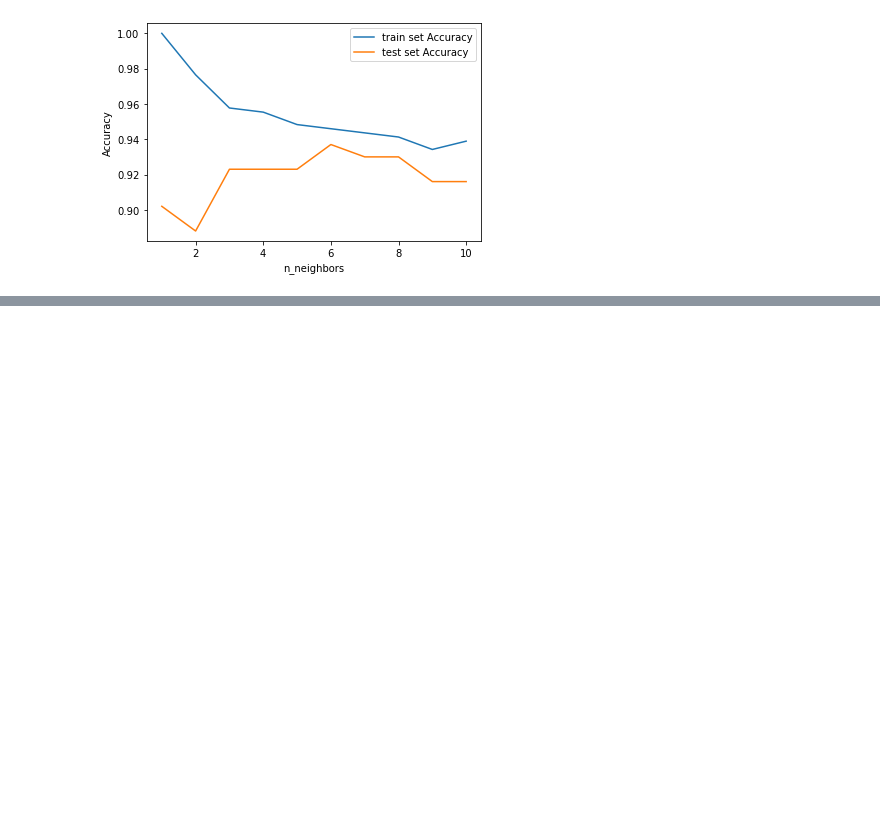
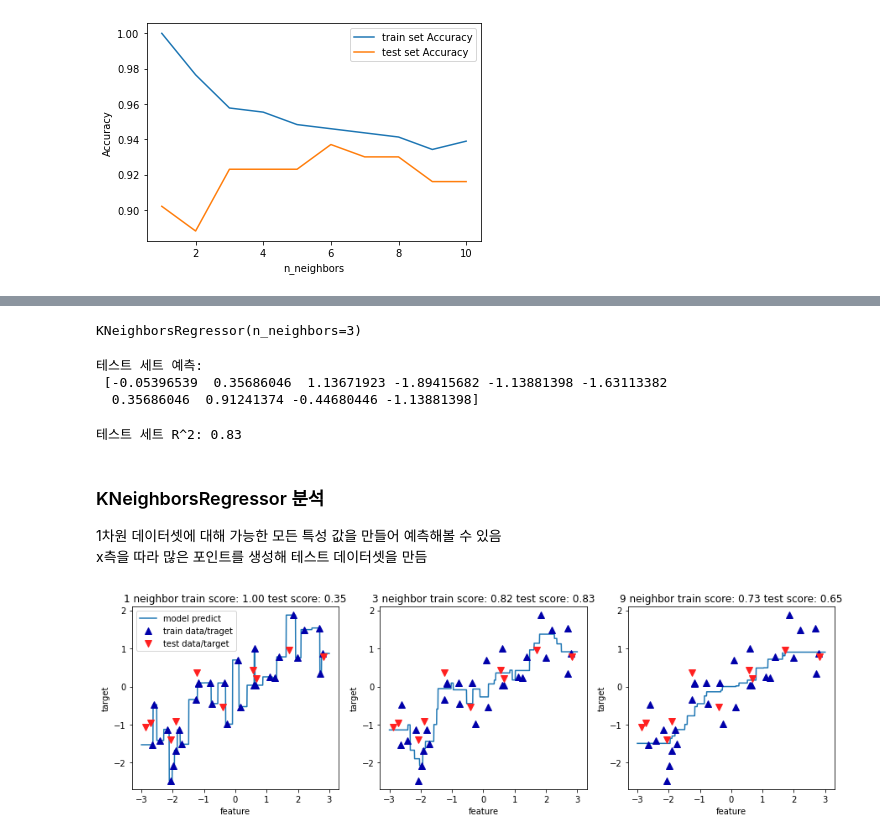
Before and after one commit to YuLim2/Deep-Learing-Machine-Learning, a Jupyter notebook: Study/Supervised-Learning_Algorithm.ipynb, the cells around one changed output, grey strips where cells are left out. Drawn from its saved outputs; the diff is of its cells as text; code cells hidden in the pictures; blank space fills up the shorter version.

```diff
--- a/Study/Supervised-Learning_Algorithm.ipynb
+++ b/Study/Supervised-Learning_Algorithm.ipynb
@@ -221,2 +180,0 @@ x측을 따라 많은 포인트를 생성해 테스트 데이터셋을 만듬
-# %%
-f, ax = plt.subplots(1, 3, figsize=(15, 4))
@@ -222,0 +197,47 @@ f, ax = plt.subplots(1, 3, figsize=(15, 4))
+# %%
+# split wave dataset by training set and test set
+X_train, X_test, y_train, y_test = train_test_split(X, y, random_state=0)
+
+# make object by n_neighbors=3
+reg = KNeighborsRegressor(n_neighbors=3)
+# Train model used by train set and target
+reg.fit(X_train, y_train)
+# %% [output]
+KNeighborsRegressor(n_neighbors=3)
+# %%
+print('테스트 세트 예측:\n', reg.predict(X_test))
+# %% [output]
+테스트 세트 예측:
+ [-0.05396539  0.35686046  1.13671923 -1.89415682 -1.13881398 -1.63113382
+  0.35686046  0.91241374 -0.44680446 -1.13881398]
+# %%
+print('테스트 세트 R^2: {:.2f}'.format(reg.score(X_test, y_test)))
+# %% [output]
+테스트 세트 R^2: 0.83
+# %% [markdown]
+### KNeighborsRegressor 분석
+1차원 데이터셋에 대해 가능한 모든 특성 값을 만들어 예측해볼 수 있음 <br>
+x측을 따라 많은 포인트를 생성해 테스트 데이터셋을 만듬
+# %%
+f, axes = plt.subplots(1, 3, figsize=(15, 4))
+# make 1,000 data point between -3 and 3
+line = np.linspace(-3, 3, 1000).reshape(-1, 1)
+for n_neighbors, ax in zip([1, 3, 9], axes):
+    # predict used by neighbor 1, 3, 9
+    reg = KNeighborsRegressor(n_neighbors=n_neighbors)
+    reg.fit(X_train, y_train)
+    ax.plot(line, reg.predict(line))
+    ax.plot(X_train, y_train, '^', c=mglearn.cm2(0), markersize=8)
+    ax.plot(X_test, y_test, 'v', c=mglearn.cm2(1), markersize=8)
+
+    ax.set_title(
+        '{} neighbor train score: {:.2f} test score: {:.2f}'.format(
+            n_neighbors, reg.score(X_train, y_train),
+            reg.score(X_test, y_test)))
+    ax.set_xlabel('feature')
+    ax.set_ylabel('target')
+axes[0].legend(['model predict', 'train data/traget',
+             'test data/target'], loc='best')
+plt.show()
+# %% [output]
+[figure, added]
```
Also changed, not shown: parts of 18 cells of this notebook.
